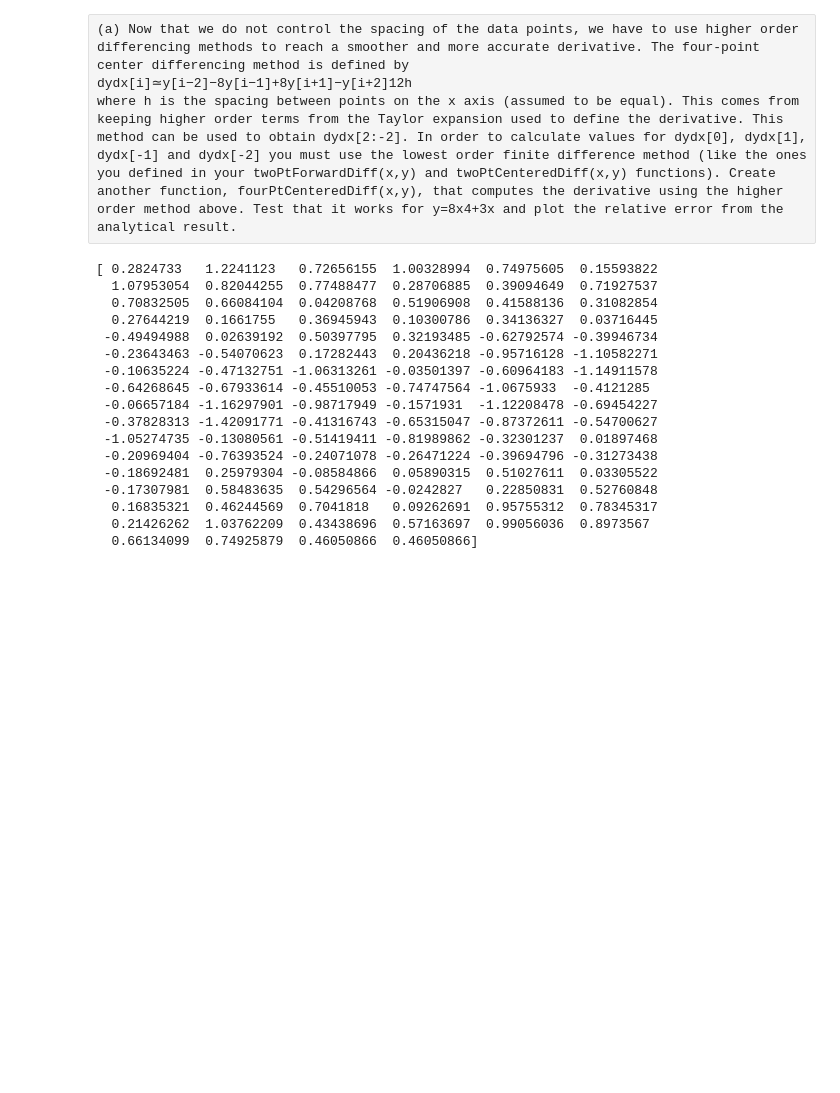
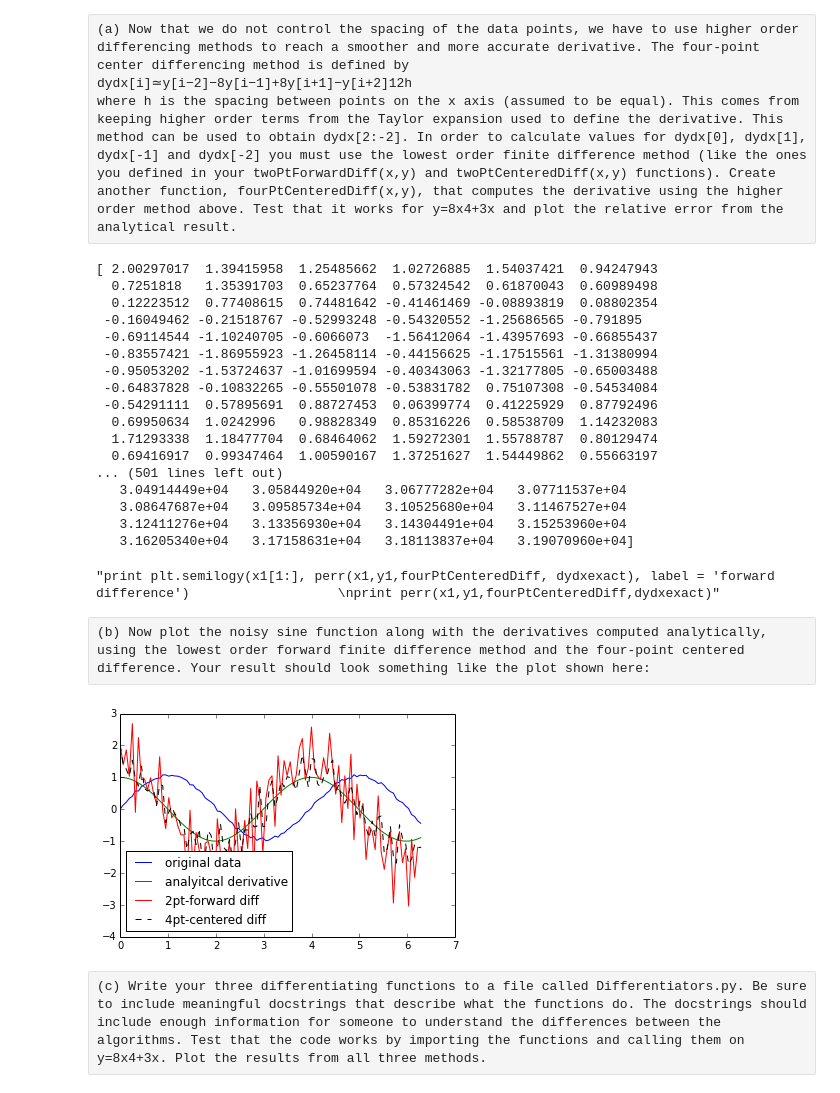
Before and after one commit to kjarment/PHYS202S14, a Jupyter notebook: SciPy/DifferentiationExcercises.ipynb, the cells around one changed output. Drawn from its saved outputs; the diff is of its cells as text; code cells hidden in the pictures; blank space fills up the shorter version.

Commit message:
Finished Diff excercises

```diff
--- a/SciPy/DifferentiationExcercises.ipynb
+++ b/SciPy/DifferentiationExcercises.ipynb
@@ -112,6 +112,7 @@ Generate and plot an example of a noisy sinusoidally varying dataset with the fo
 # %%
 x2 = np.linspace(0,2*pi,100)
 y2 = np.sin(x) + 0.1*random.random(size=x.shape)
+dydxana = np.cos(x)
 # %% [raw]
 (a) Now that we do not control the spacing of the data points, we have to use higher order differencing methods to reach a smoother and more accurate derivative. The four-point center differencing method is defined by
 dydx[i]≃y[i−2]−8y[i−1]+8y[i+1]−y[i+2]12h
@@ -120,6 +121,8 @@ where h is the spacing between points on the x axis (assumed to be equal). This
 def fourPtCenteredDiff(x,y):
     dydx = np.zeros(y.shape,float)
     dycenter = twoPtCenteredDiff(x,y)
+    dyforward = twoPtForwardDiff(x,y)
+
     dydx[2:-2] = (y[0:-4] - 8*y[1:-3] + 8*y[3:-1] - y[4:])
     dydx[0]= (y[1] - y[0])/(x[1] - x[0])
     dydx[1]= dycenter[1]
@@ -128,21 +131,41 @@ def fourPtCenteredDiff(x,y):
     return dydx
 
 print fourPtCenteredDiff(x2,y2)
+print fourPtCenteredDiff(x1,y1)
+print dydxexact
 # %% [output]
-[ 0.2824733   1.2241123   0.72656155  1.00328994  0.74975605  0.15593822
-  1.07953054  0.82044255  0.77488477  0.28706885  0.39094649  0.71927537
-  0.70832505  0.66084104  0.04208768  0.51906908  0.41588136  0.31082854
-  0.27644219  0.1661755   0.36945943  0.10300786  0.34136327  0.03716445
- -0.49494988  0.02639192  0.50397795  0.32193485 -0.62792574 -0.39946734
- -0.23643463 -0.54070623  0.17282443  0.20436218 -0.95716128 -1.10582271
- -0.10635224 -0.47132751 -1.06313261 -0.03501397 -0.60964183 -1.14911578
- -0.64268645 -0.67933614 -0.45510053 -0.74747564 -1.0675933  -0.4121285
- -0.06657184 -1.16297901 -0.98717949 -0.1571931  -1.12208478 -0.69454227
- -0.37828313 -1.42091771 -0.41316743 -0.65315047 -0.87372611 -0.54700627
- -1.05274735 -0.13080561 -0.51419411 -0.81989862 -0.32301237  0.01897468
- -0.20969404 -0.76393524 -0.24071078 -0.26471224 -0.39694796 -0.31273438
- -0.18692481  0.25979304 -0.08584866  0.05890315  0.51027611  0.03305522
- -0.17307981  0.58483635  0.54296564 -0.0242827   0.22850831  0.52760848
-  0.16835321  0.46244569  0.7041818   0.09262691  0.95755312  0.78345317
-  0.21426262  1.03762209  0.43438696  0.57163697  0.99056036  0.8973567
-  0.66134099  0.74925879  0.46050866  0.46050866]
+[ 2.00297017  1.39415958  1.25485662  1.02726885  1.54037421  0.94247943
+  0.7251818   1.35391703  0.65237764  0.57324542  0.61870043  0.60989498
+  0.12223512  0.77408615  0.74481642 -0.41461469 -0.08893819  0.08802354
+ -0.16049462 -0.21518767 -0.52993248 -0.54320552 -1.25686565 -0.791895
+ -0.69114544 -1.10240705 -0.6066073  -1.56412064 -1.43957693 -0.66855437
+ -0.83557421 -1.86955923 -1.26458114 -0.44156625 -1.17515561 -1.31380994
+ -0.95053202 -1.53724637 -1.01699594 -0.40343063 -1.32177805 -0.65003488
+ -0.64837828 -0.10832265 -0.55501078 -0.53831782  0.75107308 -0.54534084
+ -0.54291111  0.57895691  0.88727453  0.06399774  0.41225929  0.87792496
+  0.69950634  1.0242996   0.98828349  0.85316226  0.58538709  1.14232083
+  1.71293338  1.18477704  0.68464062  1.59272301  1.55788787  0.80129474
+  0.69416917  0.99347464  1.00590167  1.37251627  1.54449862  0.55663197
+... (501 lines left out)
+   3.04914449e+04   3.05844920e+04   3.06777282e+04   3.07711537e+04
+   3.08647687e+04   3.09585734e+04   3.10525680e+04   3.11467527e+04
+   3.12411276e+04   3.13356930e+04   3.14304491e+04   3.15253960e+04
+   3.16205340e+04   3.17158631e+04   3.18113837e+04   3.19070960e+04]
+# %%
+print plt.semilogy(x1[1:], perr(x1,y1,fourPtCenteredDiff, dydxexact), label = 'forward difference')
+# %% [output]
+"print plt.semilogy(x1[1:], perr(x1,y1,fourPtCenteredDiff, dydxexact), label = 'forward difference')                   \nprint perr(x1,y1,fourPtCenteredDiff,dydxexact)"
+# %% [raw]
+(b) Now plot the noisy sine function along with the derivatives computed analytically, using the lowest order forward finite difference method and the four-point centered difference. Your result should look something like the plot shown here:
+# %%
+plt.plot(x2,y2, label="original data")
+plt.plot(x2, dydxana ,label="analyitcal derivative")
+plt.plot(x2, twoPtForwardDiff(x2,y2), label="2pt-forward diff")
+plt.plot(x2, fourPtCenteredDiff(x2,y2),'--', markersize = 20, color=(0,0,0), label="4pt-centered diff")
+plt.legend(loc='lower left')
+
+plt.show()
+# %% [output]
+[figure, added]
+# %% [raw]
+(c) Write your three differentiating functions to a file called Differentiators.py. Be sure to include meaningful docstrings that describe what the functions do. The docstrings should include enough information for someone to understand the differences between the algorithms. Test that the code works by importing the functions and calling them on y=8x4+3x. Plot the results from all three methods.
```
Also changed, not shown: parts of 2 cells of this notebook, 1 other file.
